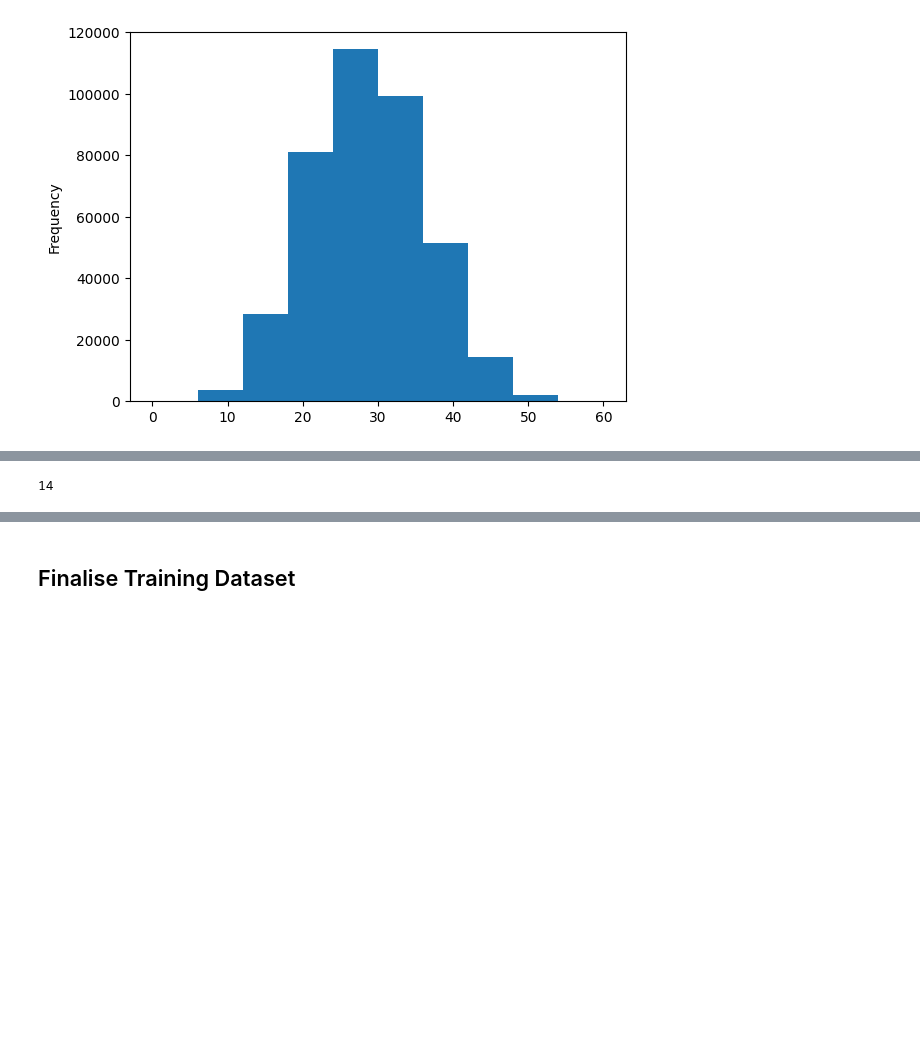
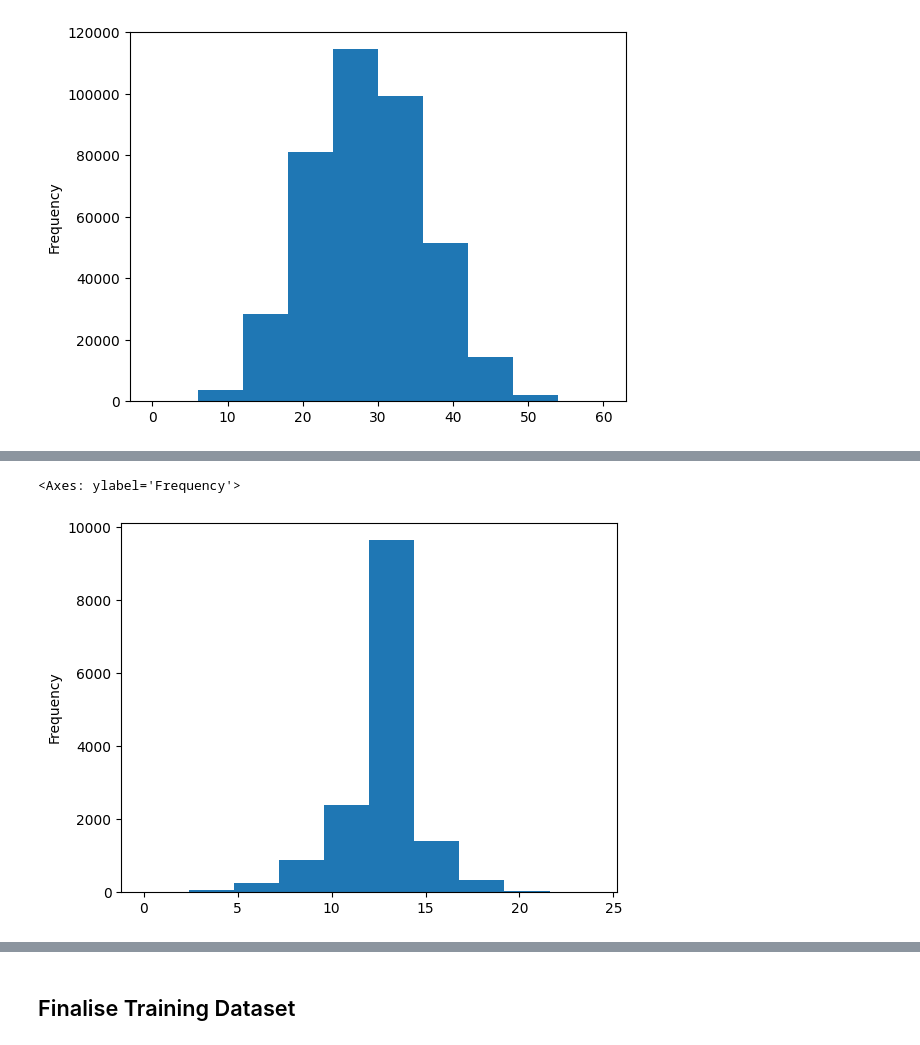
Before and after one commit to ngrq123/same-space, a Jupyter notebook: notebooks/1. Create Training Dataset.ipynb, the cells around one changed output, grey strips where cells are left out. Saved outputs shown, nothing was run; the diff lists cells and outputs as text; code cells hidden in the pictures; blank space fills up the shorter version.

```diff
--- a/notebooks/1. Create Training Dataset.ipynb
+++ b/notebooks/1. Create Training Dataset.ipynb
@@ -183,4 +213,7 @@ non_duplicate_pairs_df['similarity'].plot(kind='hist')
 # %%
-non_duplicate_pairs_df['similarity'].value_counts().sort_index().cumsum().loc[lambda _cumsum: _cumsum > 15060].index[0]
+non_duplicate_pairs_df['sampling_weight'] = 1 / np.exp(non_duplicate_pairs_df['similarity'])
+non_duplicate_pairs_df = non_duplicate_pairs_df.sample(15060, weights=non_duplicate_pairs_df['sampling_weight'], random_state=0)
+non_duplicate_pairs_df['similarity'].plot(kind='hist')
 # %% [output]
-14
+<Axes: ylabel='Frequency'>
+[figure, added]
```
Also changed, not shown: parts of 18 cells of this notebook, 3 other files.
